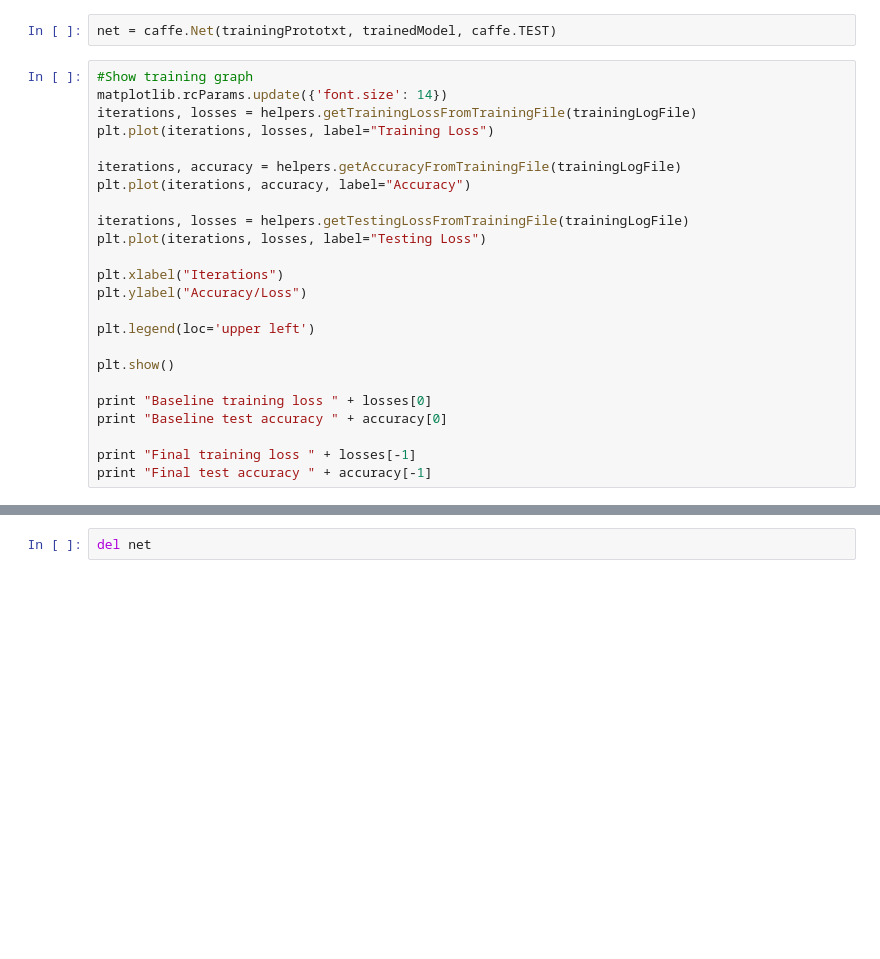
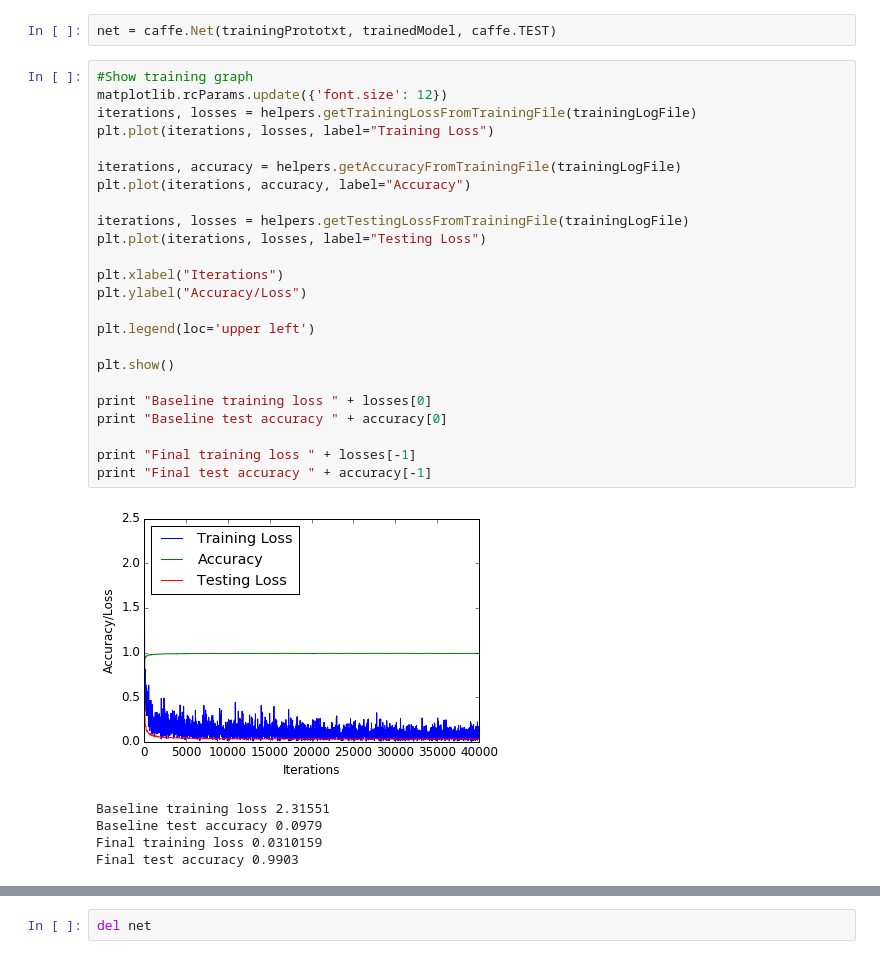
Before and after one commit to indivisibleatom/classes, a Jupyter notebook: patternRec/hw4/mnist2.ipynb, the cells around one changed output, grey strips where cells are left out. Cells and saved outputs as stored; diff of their text form; blank space fills up the shorter version.

```diff
--- a/patternRec/hw4/mnist2.ipynb
+++ b/patternRec/hw4/mnist2.ipynb
@@ -45,28 +48,34 @@ os.system("bash run_training_pipeline.sh mnist --arch2 --train --gray")
 net = caffe.Net(trainingPrototxt, trainedModel, caffe.TEST)
 # %%
 #Show training graph
-matplotlib.rcParams.update({'font.size': 14})
+matplotlib.rcParams.update({'font.size': 12})
 iterations, losses = helpers.getTrainingLossFromTrainingFile(trainingLogFile)
 plt.plot(iterations, losses, label="Training Loss")
 
 iterations, accuracy = helpers.getAccuracyFromTrainingFile(trainingLogFile)
 plt.plot(iterations, accuracy, label="Accuracy")
 
 iterations, losses = helpers.getTestingLossFromTrainingFile(trainingLogFile)
 plt.plot(iterations, losses, label="Testing Loss")
 
 plt.xlabel("Iterations")
 plt.ylabel("Accuracy/Loss")
 
 plt.legend(loc='upper left')
 
 plt.show()
 
 print "Baseline training loss " + losses[0]
 print "Baseline test accuracy " + accuracy[0]
 
 print "Final training loss " + losses[-1]
 print "Final test accuracy " + accuracy[-1]
+# %% [output]
+[figure, added]
+Baseline training loss 2.31551
+Baseline test accuracy 0.0979
+Final training loss 0.0310159
+Final test accuracy 0.9903
 # %%
 #Visualize learned filters from first layer
 filters = net.params["conv1"][0].data
```
Also changed, not shown: parts of 5 cells of this notebook, 23 other files.
